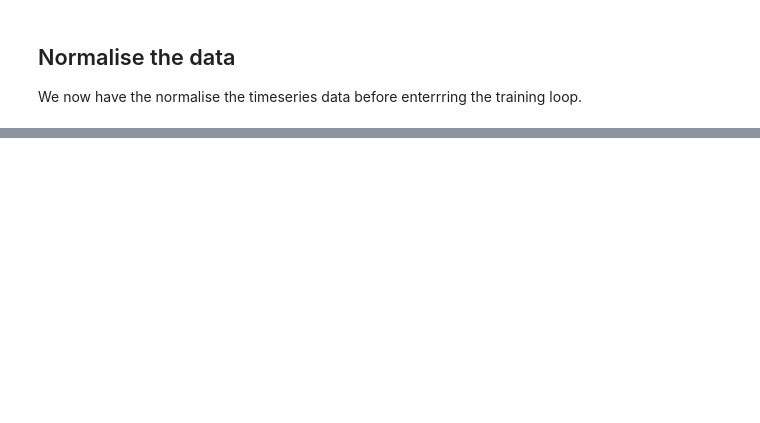
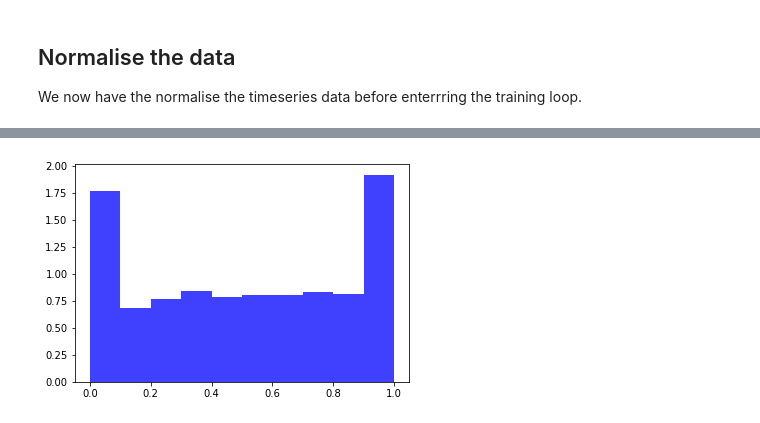
Before and after one commit to LUOFENGZHOU/njord, a Jupyter notebook: notebook/data.ipynb, the cells around one changed output, grey strips where cells are left out. Saved outputs shown, nothing was run; the diff lists cells and outputs as text; code cells hidden in the pictures; blank space fills up the shorter version.

```diff
--- a/notebook/test.ipynb
+++ b/notebook/data.ipynb
@@ -87,0 +105,16 @@ We now have the normalise the timeseries data before enterrring the training loo
+# %%
+# Compute the maximum and minimum.
+X_max = np.max(X, axis=1, keepdims=True)
+X_min = np.min(X, axis=1, keepdims=True)
+
+# Normalise the data.
+X_norm = ( X - X_min ) / ( X_max - X_min )
+
+# Display shapes.
+print("X_norm shape = {}".format(X_norm.shape))
+print("X_max shape  = {}".format(X_max.shape))
+print("X_min shape  = {}".format(X_min.shape))
+
+# Display the max and mins.
+print("X_max = {}".format(X_max[0]))
+print("X_min = {}".format(X_min[0]))
@@ -87,0 +129,5 @@ We now have the normalise the timeseries data before enterrring the training loo
+# %%
+# Histogram.
+hist1 = plt.hist(X_norm[:,:,0].reshape(-1, 1), 10, density=True, facecolor="b", alpha=0.75)
+# %% [output]
+[figure, added]
```
Also changed, not shown: parts of 9 cells of this notebook.
